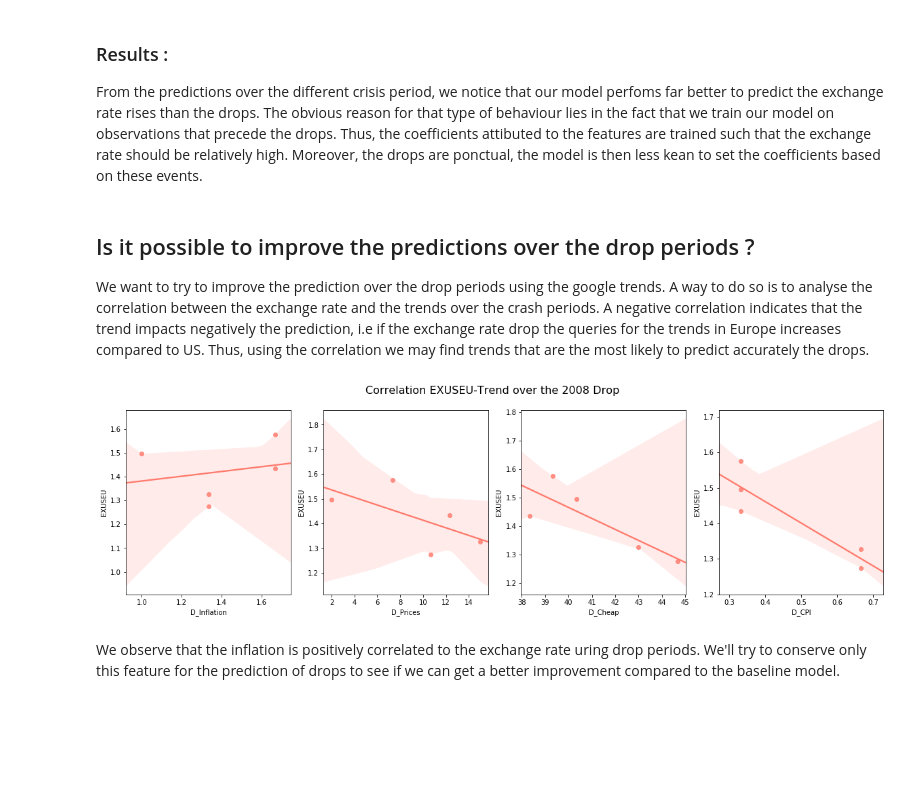
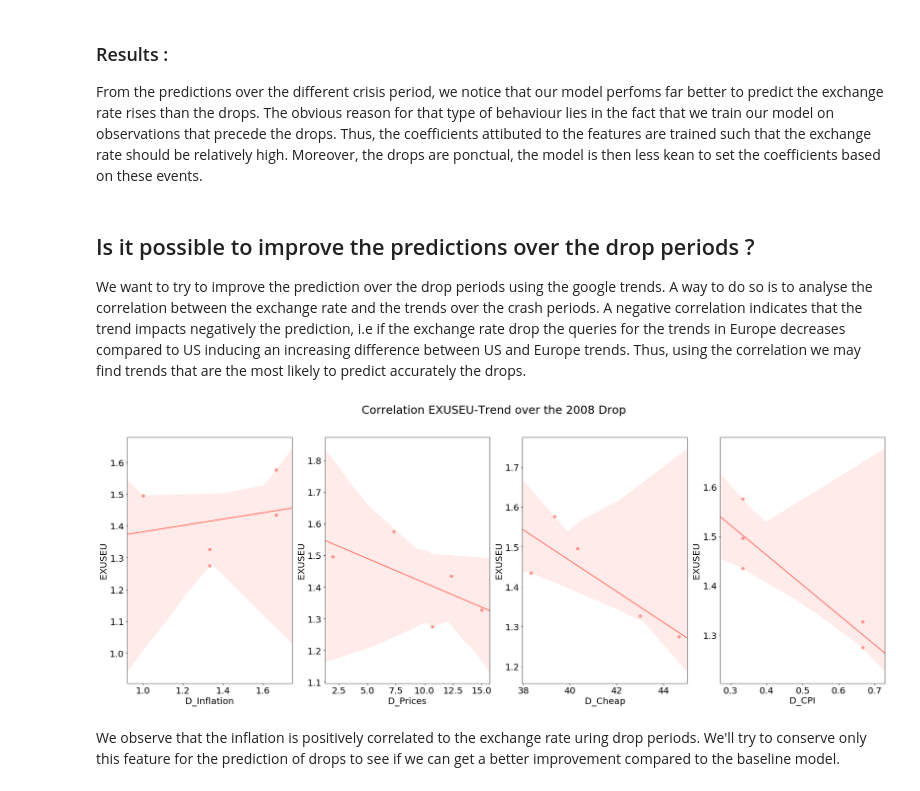
Before and after one commit to epfl-ada/ada-2020-project-milestone-p3-p3_adaimb, a Jupyter notebook: MilestoneP4.ipynb, the cells around one changed output. Drawn from its saved outputs; the diff is of its cells as text; code cells hidden in the pictures; blank space fills up the shorter version.

```diff
--- a/MilestoneP4.ipynb
+++ b/MilestoneP4.ipynb
@@ -814,6 +817,7 @@ plt.show()
 
 From the rolling window figure, we observe that each crash of the exchange rate is preceded by a rise of the rate. Thus we've decided to determinate whether the Google Trends can help predicting effictively the rise, the fall or both of them, compared to the Baseline model. We only consider a seasonnal term of one month before to be consisitent with the model of the previous questions.
 # %%
+matplotlib.rcParams.update({'font.size': 20})
 fig,ax = plt.subplots()
 ax.plot(data_rate['Month'][1:],data_rate['EXUSEU'][1:],color='black',label='Actual',linewidth=2)
 
@@ -825,12 +829,13 @@ ax.fill_between(data_rate['Month']['2008-07-01':'2008-11-01'],data_rate['EXUSEU'
 ax.fill_between(data_rate['Month']['2009-11-01':'2010-06-01'],data_rate['EXUSEU']['2009-11-01':'2010-06-01'], alpha = 0.2, color = 'red')
 ax.fill_between(data_rate['Month']['2014-04-01':'2015-03-01'],data_rate['EXUSEU']['2014-04-01':'2015-03-01'], alpha = 0.2, color = 'red')
 
-ax.set_ylabel('log(EXUSEU)')
+ax.set_ylabel('EXUSEU')
 ax.set_xlabel('Index')
 ax.set_title('USD/EUR exchange rate - Turning points')
-plt.legend()
+plt.legend(fontsize=20)
 
 plt.ylim([1, 1.6])
 fig.set_size_inches(25,10)
+plt.savefig('Q3_TurningPoints.png')
 plt.show()
 # %% [output]
@@ -895,6 +900,7 @@ MAE Trends = 0.051108535648704705
 MAE Base = 0.04893727564810116
 # %%
 #Plots :
+matplotlib.rcParams.update({'font.size': 20})
 fig,ax = plt.subplots()
 ax.plot(data_rate['Month']['2007-09-01':'2008-07-01'],data_rate['EXUSEU']['2007-09-01':'2008-07-01'],color='#047495',label='Actual Before Crash',linewidth=2)
 ax.plot(data_rate['Month']['2007-09-01':'2008-07-01'],pred_bc,linestyle='--',color='black',linewidth=2)
@@ -902,19 +908,20 @@ ax.plot(data_rate['Month']['2007-09-01':'2008-07-01'],pred_trends_bc,color='blac
 ax.plot(data_rate['Month']['2008-07-01':'2008-11-01'],data_rate['EXUSEU']['2008-07-01':'2008-11-01'],color='#a83c09',label='Actual During Crash',linewidth=2)
 ax.plot(data_rate['Month']['2008-07-01':'2008-11-01'],pred,linestyle='--',color='black',label='Base',linewidth=2)
 ax.plot(data_rate['Month']['2008-07-01':'2008-11-01'],pred_trends,color='black',linewidth=2,label='Trend')
-plt.legend()
+plt.legend(fontsize=20)
 textstr = '\n'.join((
     r'MAE Improvement (%)',
     r'$Before\;Crash=%.2f$'%(improvement_overall_bc,),
     r'$During\;Crash=%.2f$'%(improvement_overall,)))
 
-ax.text(0.05, 0.95, textstr, transform=ax.transAxes, fontsize=15,
+ax.text(0.05, 0.25, textstr, transform=ax.transAxes, fontsize=20,
         verticalalignment='top',bbox=dict(facecolor='white', alpha=0.5))
-ax.set_ylabel('log(EXUSEU)')
+ax.set_ylabel('EXUSEU')
 ax.set_xlabel('Index')
 ax.set_title('USD/EUR exchange rate - 2008 Crisis')
 fig.set_size_inches(25,10)
 ax.grid(which='major', color='white', lw = 2)
 ax.set_facecolor((0.94,0.93,0.976))
+plt.savefig('Q3_2008.png')
 plt.show()
 # %% [output]
@@ -980,6 +987,7 @@ MAE Trends = 0.03701021204292184
 MAE Base = 0.02623840900976024
 # %%
 #Plots :
+matplotlib.rcParams.update({'font.size': 20})
 fig,ax = plt.subplots()
 ax.plot(data_rate['Month']['2009-06-01':'2009-11-01'],data_rate['EXUSEU']['2009-06-01':'2009-11-01'],color='#047495',label='Actual Before Crash',linewidth=2)
 ax.plot(data_rate['Month']['2009-06-01':'2009-11-01'],pred_bc,linestyle='--',color='black',linewidth=2)
@@ -987,19 +995,20 @@ ax.plot(data_rate['Month']['2009-06-01':'2009-11-01'],pred_trends_bc,color='blac
 ax.plot(data_rate['Month']['2009-11-01':'2010-06-01'],data_rate['EXUSEU']['2009-11-01':'2010-06-01'],color='#a83c09',label='Actual During Crash',linewidth=2)
 ax.plot(data_rate['Month']['2009-11-01':'2010-06-01'],pred,linestyle='--',color='black',label='Base',linewidth=2)
 ax.plot(data_rate['Month']['2009-11-01':'2010-06-01'],pred_trends,color='black',linewidth=2,label='Trend')
-plt.legend()
+plt.legend(fontsize=20)
 textstr = '\n'.join((
     r'MAE Improvement (%)',
     r'$Before\;Crash=%.2f$'%(improvement_overall_bc,),
     r'$During\;Crash=%.2f$'%(improvement_overall,)))
 
-ax.text(0.05, 0.95, textstr, transform=ax.transAxes, fontsize=15,
+ax.text(0.05, 0.95, textstr, transform=ax.transAxes, fontsize=20,
         verticalalignment='top',bbox=dict(facecolor='white', alpha=0.5))
-ax.set_ylabel('log(EXUSEU)')
+ax.set_ylabel('EXUSEU')
 ax.set_xlabel('Index')
-ax.set_title('USD/EUR exchange rate - 2008 Crisis')
+ax.set_title('USD/EUR exchange rate - 2010 Crisis')
 fig.set_size_inches(25,10)
 ax.grid(which='major', color='white', lw = 2)
 ax.set_facecolor((0.94,0.93,0.976))
+plt.savefig('Q3_2010.png')
 plt.show()
 # %% [output]
@@ -1064,6 +1073,7 @@ MAE Trends = 0.028325165885069916
 MAE Base = 0.022621041246787373
 # %%
 #Plots :
+matplotlib.rcParams.update({'font.size': 20})
 fig,ax = plt.subplots()
 ax.plot(data_rate['Month']['2013-08-01':'2014-04-01'],data_rate['EXUSEU']['2013-08-01':'2014-04-01'],color='#047495',label='Actual Before Crash',linewidth=2)
 ax.plot(data_rate['Month']['2013-08-01':'2014-04-01'],pred_bc,linestyle='--',color='black',linewidth=2)
@@ -1071,19 +1081,20 @@ ax.plot(data_rate['Month']['2013-08-01':'2014-04-01'],pred_trends_bc,color='blac
 ax.plot(data_rate['Month']['2014-04-01':'2015-03-01'],data_rate['EXUSEU']['2014-04-01':'2015-03-01'],color='#a83c09',label='Actual During Crash',linewidth=2)
 ax.plot(data_rate['Month']['2014-04-01':'2015-03-01'],pred,linestyle='--',color='black',label='Base',linewidth=2)
 ax.plot(data_rate['Month']['2014-04-01':'2015-03-01'],pred_trends,color='black',linewidth=2,label='Trend')
-plt.legend()
+plt.legend(fontsize=20)
 textstr = '\n'.join((
     r'MAE Improvement (%)',
     r'$Before\;Crash=%.2f$'%(improvement_overall_bc,),
     r'$During\;Crash=%.2f$'%(improvement_overall,)))
 
-ax.text(0.02, 0.55, textstr, transform=ax.transAxes, fontsize=15,
+ax.text(0.02, 0.55, textstr, transform=ax.transAxes, fontsize=20,
         verticalalignment='top',bbox=dict(facecolor='white', alpha=0.5))
-ax.set_ylabel('log(EXUSEU)')
+ax.set_ylabel('EXUSEU')
 ax.set_xlabel('Index')
-ax.set_title('USD/EUR exchange rate - 2008 Crisis')
+ax.set_title('USD/EUR exchange rate - 2014 Crisis')
 fig.set_size_inches(25,10)
 ax.grid(which='major', color='white', lw = 2)
 ax.set_facecolor((0.94,0.93,0.976))
+plt.savefig('Q3_2014')
 plt.show()
 # %% [output]
@@ -1095,18 +1106,20 @@ From the predictions over the different crisis period, we notice that our model
 # %% [markdown]
 ## Is it possible to improve the predictions over the drop periods ?
 
-We want to try to improve the prediction over the drop periods using the google trends. A way to do so is to analyse the correlation between the exchange rate and the trends over the crash periods. A negative correlation indicates that the trend impacts negatively the prediction, i.e if the exchange rate drop the queries for the trends in Europe increases compared to US. Thus, using the correlation we may find trends that are the most likely to predict accurately the drops.
+We want to try to improve the prediction over the drop periods using the google trends. A way to do so is to analyse the correlation between the exchange rate and the trends over the crash periods. A negative correlation indicates that the trend impacts negatively the prediction, i.e if the exchange rate drop the queries for the trends in Europe decreases compared to US inducing an increasing difference between US and Europe trends. Thus, using the correlation we may find trends that are the most likely to predict accurately the drops.
 # %%
+matplotlib.rcParams.update({'font.size': 20})
 fig, axs = plt.subplots(1,4)
 sns.regplot(data = data_rate['2008-07-01':'2008-11-01'], x = 'D_Inflation', y = 'EXUSEU',  ax =axs[0], color='#ff796c')
 sns.regplot(data = data_rate['2008-07-01':'2008-11-01'], x = 'D_Prices', y = 'EXUSEU', ax = axs[1],color='#ff796c')
 sns.regplot(data = data_rate['2008-07-01':'2008-11-01'], x = 'D_Cheap', y = 'EXUSEU', ax = axs[2],color='#ff796c')
 sns.regplot(data = data_rate['2008-07-01':'2008-11-01'], x = 'D_CPI', y = 'EXUSEU', ax = axs[3],color='#ff796c')
-fig.suptitle('Correlation EXUSEU-Trend over the 2008 Drop', fontsize=16)
-fig.set_size_inches(20,5)
+fig.suptitle('Correlation EXUSEU-Trend over the 2008 Drop', fontsize=25)
+fig.set_size_inches(30,10)
+plt.savefig('Q3_Correlation.png')
 plt.show()
 # %% [output]
-[figure, old version]
+[figure, new version]
 # %% [markdown]
 We observe that the inflation is positively correlated to the exchange rate uring drop periods. We'll try to conserve only this feature for the prediction of drops to see if we can get a better improvement compared to the baseline model.
 # %%
```
Also changed, not shown: parts of 22 cells of this notebook.
